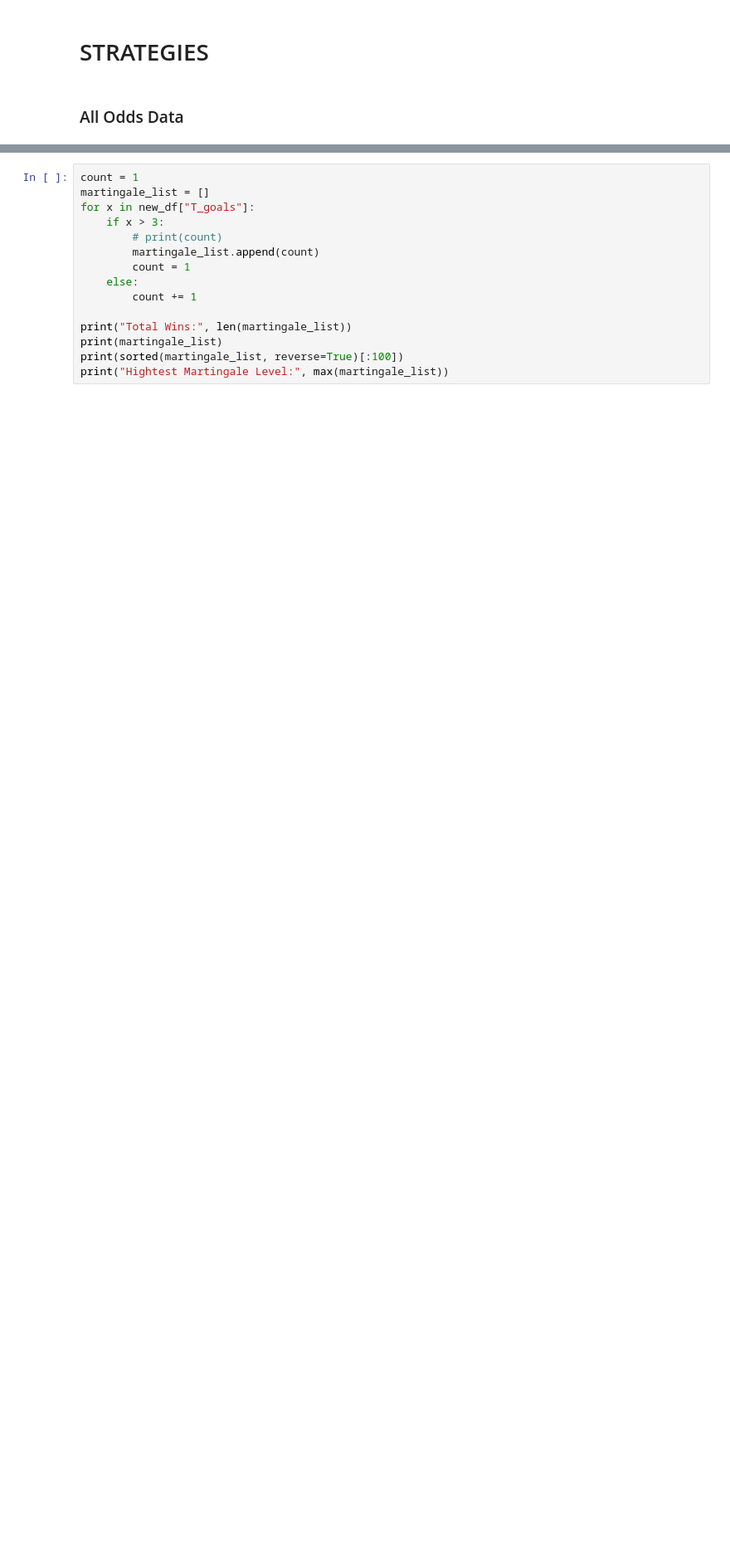
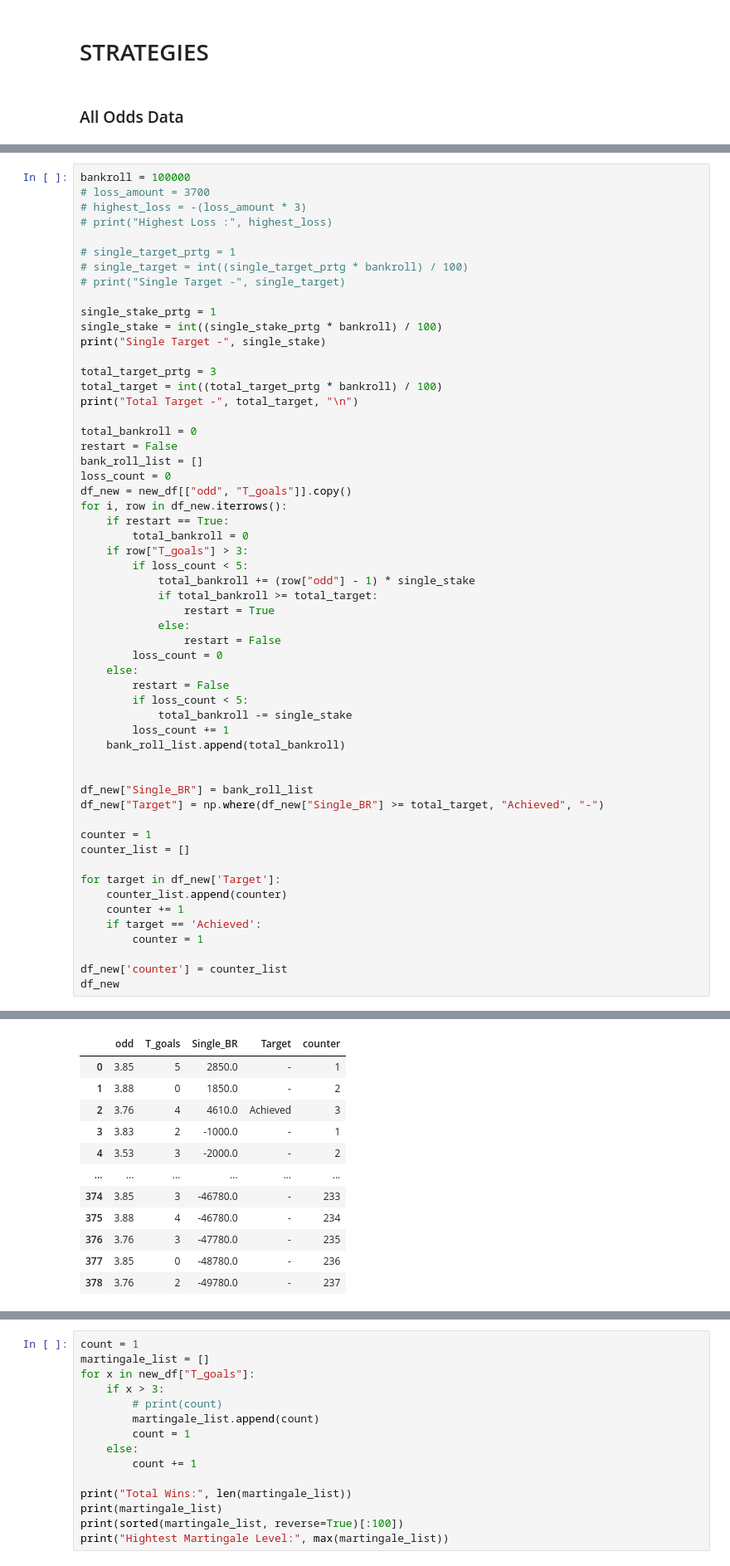
Before and after one commit to CJay-Cipher/virtual_football_league_predictor, a Jupyter notebook: strategy_analyzer.ipynb, the cells around one changed output, grey strips where cells are left out. Shown at 83% size. Cells and saved outputs as stored; diff of their text form; blank space fills up the shorter version.

```diff
--- a/strategy_analyzer.ipynb
+++ b/strategy_analyzer.ipynb
@@ -59,0 +64,57 @@ Mean Odd: 3.7057377049180324
+# %%
+bankroll = 100000
+# loss_amount = 3700
+# highest_loss = -(loss_amount * 3)
+# print("Highest Loss :", highest_loss)
+
+# single_target_prtg = 1
+# single_target = int((single_target_prtg * bankroll) / 100)
+# print("Single Target -", single_target)
+
+single_stake_prtg = 1
+single_stake = int((single_stake_prtg * bankroll) / 100)
+print("Single Target -", single_stake)
+
+total_target_prtg = 3
+total_target = int((total_target_prtg * bankroll) / 100)
+print("Total Target -", total_target, "\n")
+
+total_bankroll = 0
+restart = False
+bank_roll_list = []
+loss_count = 0
+df_new = new_df[["odd", "T_goals"]].copy()
+for i, row in df_new.iterrows():
+    if restart == True:
+        total_bankroll = 0
+    if row["T_goals"] > 3:
+        if loss_count < 5:
+            total_bankroll += (row["odd"] - 1) * single_stake
+            if total_bankroll >= total_target:
+                restart = True
+            else:
+                restart = False
+        loss_count = 0
+    else:
+        restart = False
+        if loss_count < 5:
+            total_bankroll -= single_stake
+        loss_count += 1
+    bank_roll_list.append(total_bankroll)
+
+
+df_new["Single_BR"] = bank_roll_list
+df_new["Target"] = np.where(df_new["Single_BR"] >= total_target, "Achieved", "-")
+
+counter = 1
+counter_list = []
+
+for target in df_new['Target']:
+    counter_list.append(counter)
+    counter += 1
+    if target == 'Achieved':
+        counter = 1
+
+df_new['counter'] = counter_list
+df_new
+# %% [output]
@@ -59,0 +123,12 @@ Mean Odd: 3.7057377049180324
+|  | odd | T_goals | Single_BR | Target | counter |
+| 0 | 3.85 | 5 | 2850.0 | - | 1 |
+| 1 | 3.88 | 0 | 1850.0 | - | 2 |
+| 2 | 3.76 | 4 | 4610.0 | Achieved | 3 |
+| 3 | 3.83 | 2 | -1000.0 | - | 1 |
+| 4 | 3.53 | 3 | -2000.0 | - | 2 |
+| ... | ... | ... | ... | ... | ... |
+| 374 | 3.85 | 3 | -46780.0 | - | 233 |
+| 375 | 3.88 | 4 | -46780.0 | - | 234 |
+| 376 | 3.76 | 3 | -47780.0 | - | 235 |
+| 377 | 3.85 | 0 | -48780.0 | - | 236 |
+| 378 | 3.76 | 2 | -49780.0 | - | 237 |
```
Also changed, not shown: parts of 7 cells of this notebook, 2 other files.
